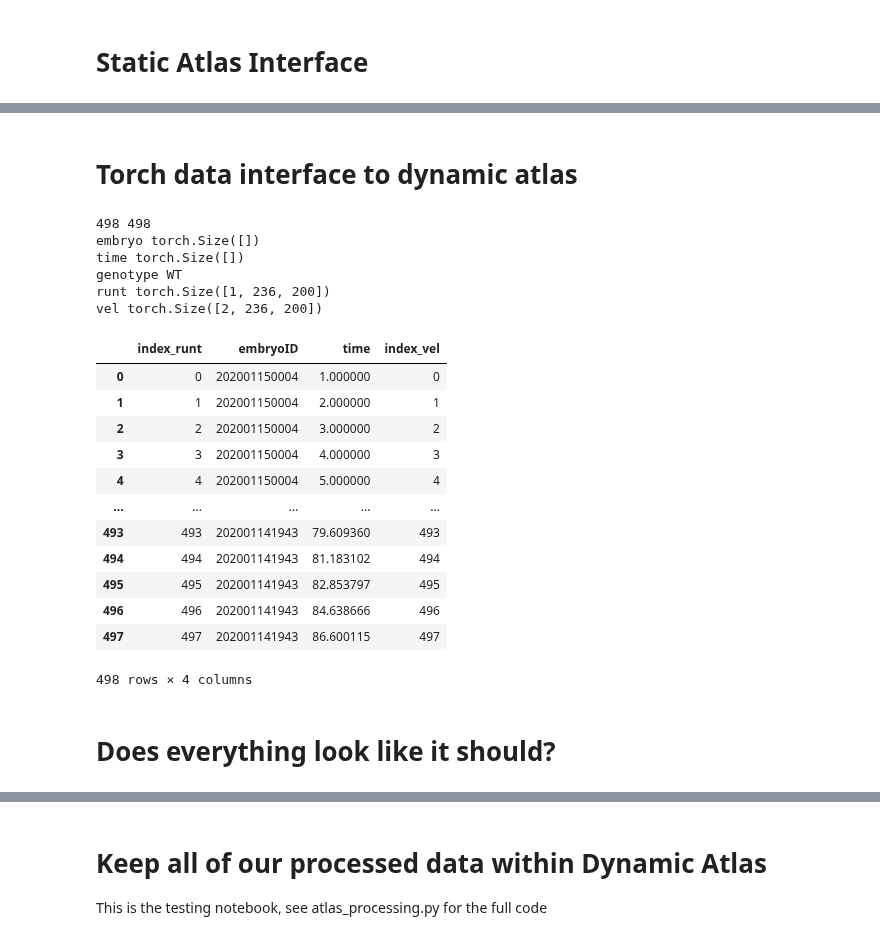
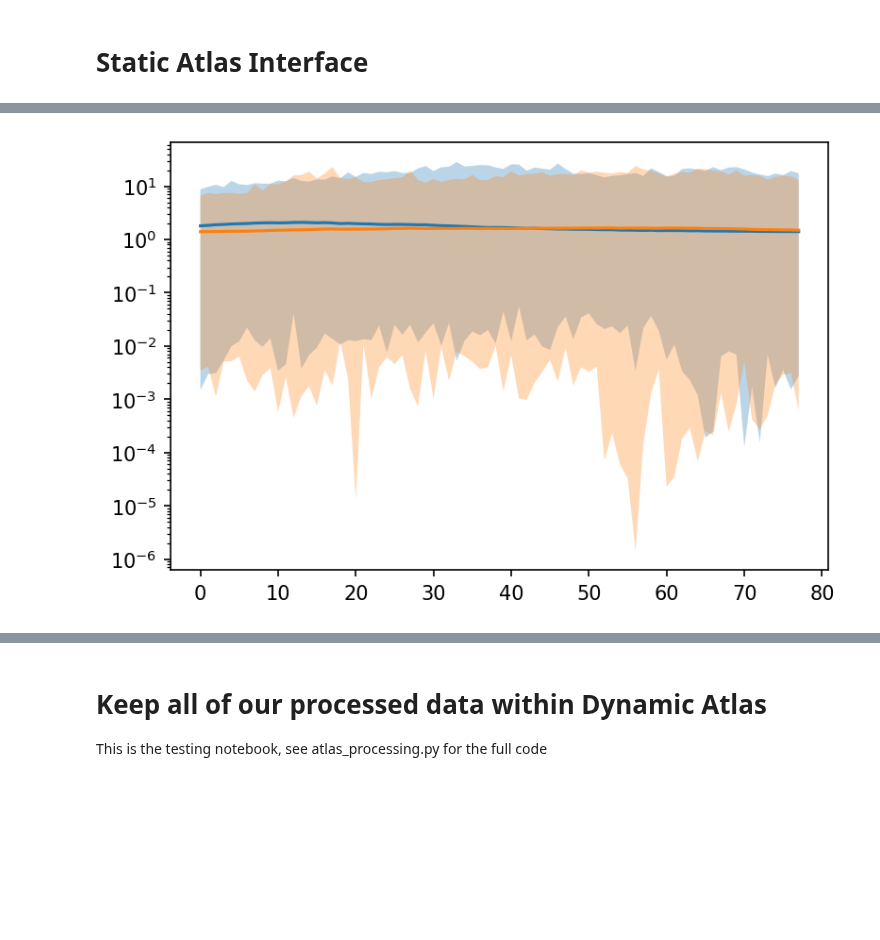
Before and after one commit to jcolen/drosophila_morphogenesis, a Jupyter notebook: atlas_processing/NewDynamicAtlasInterface.ipynb, the cells around one changed output, grey strips where cells are left out. Saved outputs shown, nothing was run; the diff lists cells and outputs as text; code cells hidden in the pictures; blank space fills up the shorter version.

```diff
--- a/atlas_processing/NewDynamicAtlasInterface.ipynb
+++ b/atlas_processing/NewDynamicAtlasInterface.ipynb
@@ -72,55 +71,17 @@ plt.ylim([0, 2])
-# %% [markdown]
-# Torch data interface to dynamic atlas
-# %%
-from dataset import *
-from torchvision.transforms import Compose
-transform=Compose([Reshape2DField(), ToTensor()])
-cad = AtlasDataset('WT', 'ECad-GFP', 'tensor2D', transform=transform)
-sqh = AtlasDataset('WT', 'sqh-mCherry', 'tensor2D', transform=transform)
-vel = AtlasDataset('WT', 'ECad-GFP', 'velocity2D', transform=transform)
-
-runt = AtlasDataset('WT', 'Runt', 'cyt2D', transform=transform)
-vel = AtlasDataset('WT', 'Runt', 'velocity2D', transform=transform)
-
-#hist = AtlasDataset('WT', 'histone-RFP', 'raw2D', transform=transform)
-#vel = AtlasDataset('WT', 'histone-RFP', 'velocity2D', transform=transform)
-
-print(len(runt), len(vel))
-
-#dataset = AlignedDataset([sqh, cad, vel], ['sqh', 'cad', 'vel'])
-dataset = AlignedDataset([runt, vel], ['runt', 'vel'])
-
-batch = dataset[5]
-for key in batch:
-    try:
-        print(key, batch[key].shape)
-    except:
-        print(key, batch[key])
-
-
-dataset.df
-# %% [output]
-498 498
-embryo torch.Size([])
-time torch.Size([])
-genotype WT
-runt torch.Size([1, 236, 200])
-vel torch.Size([2, 236, 200])
-|  | index_runt | embryoID | time | index_vel |
-| 0 | 0 | 202001150004 | 1.000000 | 0 |
-| 1 | 1 | 202001150004 | 2.000000 | 1 |
-| 2 | 2 | 202001150004 | 3.000000 | 2 |
-| 3 | 3 | 202001150004 | 4.000000 | 3 |
-| 4 | 4 | 202001150004 | 5.000000 | 4 |
-| ... | ... | ... | ... | ... |
-| 493 | 493 | 202001141943 | 79.609360 | 493 |
-| 494 | 494 | 202001141943 | 81.183102 | 494 |
-| 495 | 495 | 202001141943 | 82.853797 | 495 |
-| 496 | 496 | 202001141943 | 84.638666 | 496 |
-| 497 | 497 | 202001141943 | 86.600115 | 497 |
-498 rows × 4 columns
-# %% [markdown]
-# Does everything look like it should?
+# %%
+cads = np.load('../data/WT/ECad-GFP/202001261800/cyt2D.npy', mmap_mode='r')
+myos = np.load('../data/WT/sqh-mCherry/202001261800/cyt2D.npy', mmap_mode='r')
+
+fig, ax = plt.subplots(1, 1, dpi=150)
+ax.plot(np.mean(cads, axis=(1, 2)))
+ax.fill_between(np.arange(len(cads)), np.min(cads, axis=(1, 2)), np.max(cads, axis=(1, 2)), alpha=0.3)
+
+ax.plot(np.mean(myos, axis=(1, 2)))
+ax.fill_between(np.arange(len(myos)), np.min(myos, axis=(1, 2)), np.max(myos, axis=(1, 2)), alpha=0.3)
+
+ax.set_yscale('log')
+# %% [output]
+[figure, added]
 # %%
 from utils.plot_utils import *
 
```
Also changed, not shown: parts of 7 cells of this notebook, 17 other files.
